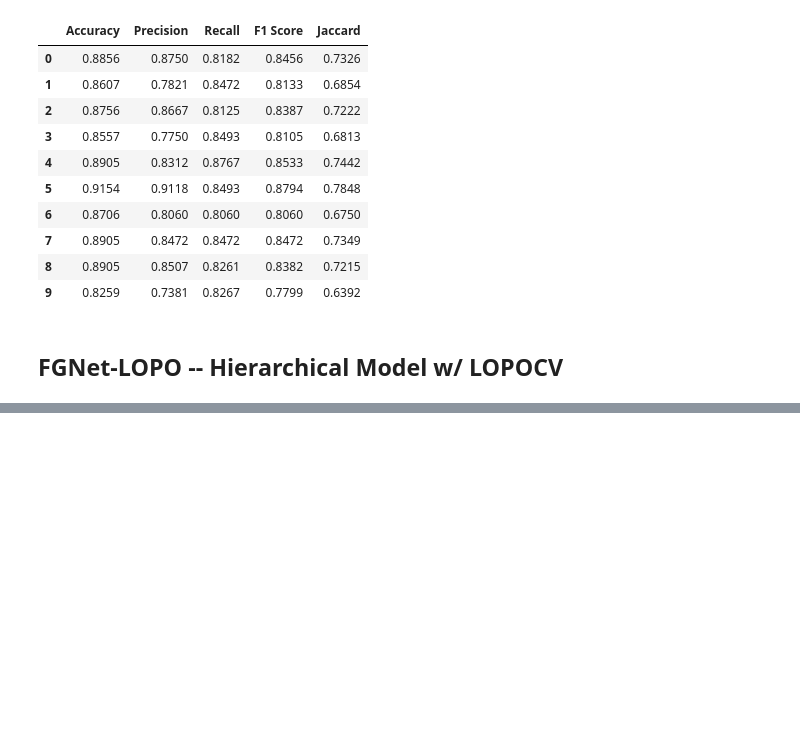
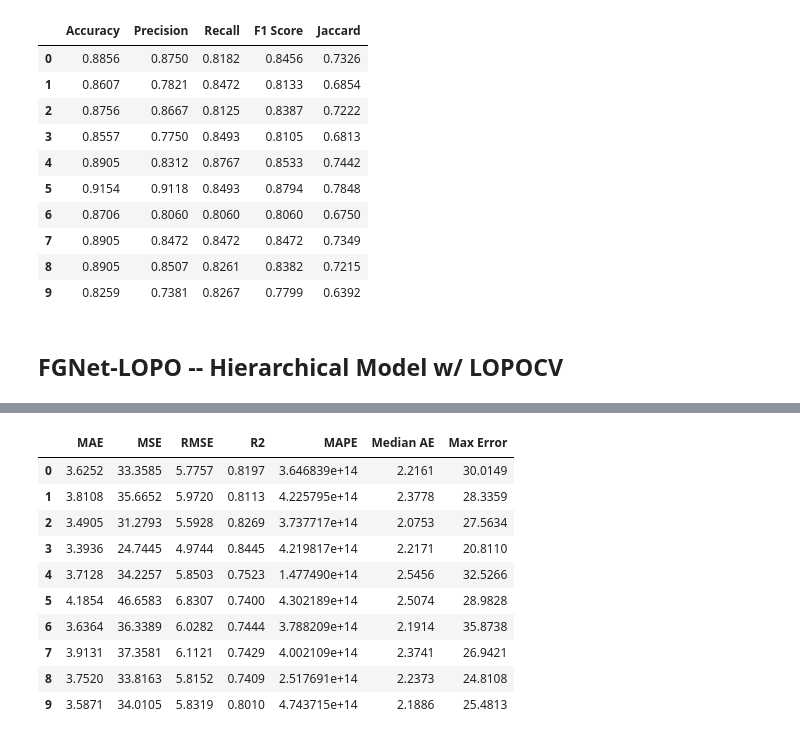
Before and after one commit to michael-suggs/py-FGNET, a Jupyter notebook: arsh_model_validation.ipynb, the cells around one changed output, grey strips where cells are left out. Cells and saved outputs as stored; diff of their text form; code cells hidden in the pictures; blank space fills up the shorter version.

Commit message:
Added model 2

```diff
--- a/arsh_model_validation.ipynb
+++ b/arsh_model_validation.ipynb
@@ -252,5 +254,4 @@ from pyfgnet.crossval import LOPOCV
 # %%
-cv = LOPOCV(shuffle=True)
 model_metrics = {}
 
 for i in range(10):
@@ -268,9 +269,11 @@ for i in range(10):
     X_yng_train, X_yng_test, y_yng_train, y_yng_test = train_test_split(X_yng, y_yng, test_size=.2)
     X_old_train, X_old_test, y_old_train, y_old_test = train_test_split(X_old, y_old, test_size=.2)
 
-    svm = SVC(C=1000, gamma=.01, kernel='rbf').fit(X_train, y_train["ageclass"])
+    svm = SVC(C=1000, gamma = .01, kernel='rbf').fit(X_train, y_train["ageclass"])
     reg_yng = Ridge(alpha=.1).fit(X_yng_train, y_yng_train["age"])
-    reg_old = Ridge(alpha=.05).fit(X_old_train, y_old_train["age"])
+    reg_old = make_pipeline(StandardScaler(),
+                            LinearSVR(epsilon=2.97, tol=1e-6, C=14.1)
+                            ).fit(X_old_train, y_old_train["age"])
 
     for idx in X_test.index:
         row = X_test.loc[idx].values.reshape(1, -1)
@@ -293,3 +296,5 @@ for i in range(10):
         model_metrics[i]["reg_pred"].append(age_pred)
 
     print(model_metrics[i]["error"] / model_metrics[i]["total"])
+
+df_clf2, df_reg2 = calculate_metrics(model_metrics)
@@ -295,0 +312,3 @@ for i in range(10):
+# %%
+df_clf2, df_reg2 = calculate_metrics(model_metrics)
+df_clf2
@@ -295,0 +327,14 @@ for i in range(10):
+# %%
+df_reg2
+# %% [output]
+|  | MAE | MSE | RMSE | R2 | MAPE | Median AE | Max Error |
+| 0 | 3.6252 | 33.3585 | 5.7757 | 0.8197 | 3.646839e+14 | 2.2161 | 30.0149 |
+| 1 | 3.8108 | 35.6652 | 5.9720 | 0.8113 | 4.225795e+14 | 2.3778 | 28.3359 |
+| 2 | 3.4905 | 31.2793 | 5.5928 | 0.8269 | 3.737717e+14 | 2.0753 | 27.5634 |
+| 3 | 3.3936 | 24.7445 | 4.9744 | 0.8445 | 4.219817e+14 | 2.2171 | 20.8110 |
+| 4 | 3.7128 | 34.2257 | 5.8503 | 0.7523 | 1.477490e+14 | 2.5456 | 32.5266 |
+| 5 | 4.1854 | 46.6583 | 6.8307 | 0.7400 | 4.302189e+14 | 2.5074 | 28.9828 |
+| 6 | 3.6364 | 36.3389 | 6.0282 | 0.7444 | 3.788209e+14 | 2.1914 | 35.8738 |
+| 7 | 3.9131 | 37.3581 | 6.1121 | 0.7429 | 4.002109e+14 | 2.3741 | 26.9421 |
+| 8 | 3.7520 | 33.8163 | 5.8152 | 0.7409 | 2.517691e+14 | 2.2373 | 24.8108 |
+| 9 | 3.5871 | 34.0105 | 5.8319 | 0.8010 | 4.743715e+14 | 2.1886 | 25.4813 |
```
Also changed, not shown: parts of 5 cells of this notebook, 1 other file.
